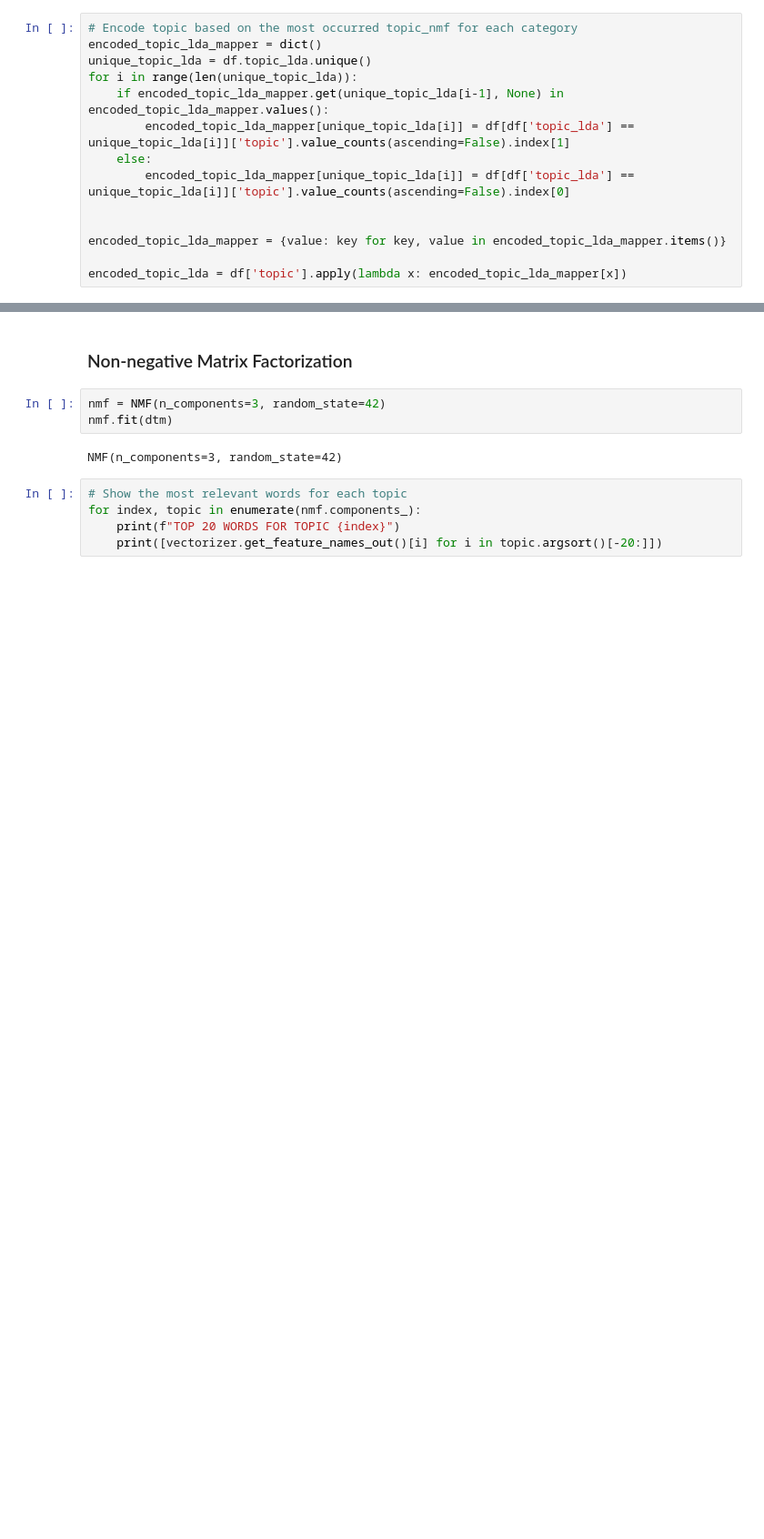
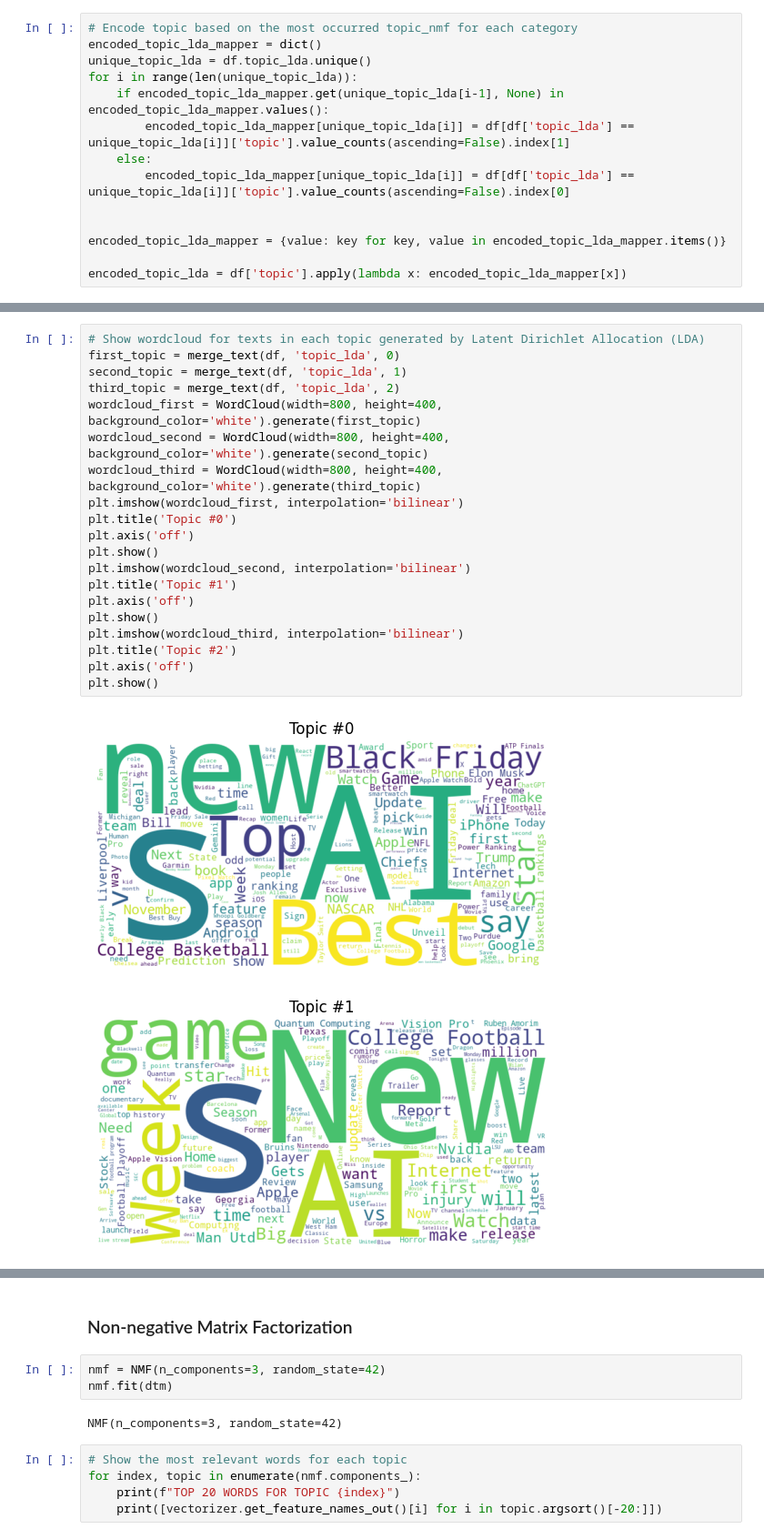
Before and after one commit to JayaWinata/News-Topic-Modeling, a Jupyter notebook: topic_modeling.ipynb, the cells around one changed output, grey strips where cells are left out. Shown at 91% size. Drawn from its saved outputs; the diff is of its cells as text; blank space fills up the shorter version.

```diff
--- a/topic_modeling.ipynb
+++ b/topic_modeling.ipynb
@@ -249,0 +279,23 @@ weighted avg       0.17      0.24      0.18      3485
+# %%
+# Show wordcloud for texts in each topic generated by Latent Dirichlet Allocation (LDA)
+first_topic = merge_text(df, 'topic_lda', 0)
+second_topic = merge_text(df, 'topic_lda', 1)
+third_topic = merge_text(df, 'topic_lda', 2)
+wordcloud_first = WordCloud(width=800, height=400, background_color='white').generate(first_topic)
+wordcloud_second = WordCloud(width=800, height=400, background_color='white').generate(second_topic)
+wordcloud_third = WordCloud(width=800, height=400, background_color='white').generate(third_topic)
+plt.imshow(wordcloud_first, interpolation='bilinear')
+plt.title('Topic #0')
+plt.axis('off')
+plt.show()
+plt.imshow(wordcloud_second, interpolation='bilinear')
+plt.title('Topic #1')
+plt.axis('off')
+plt.show()
+plt.imshow(wordcloud_third, interpolation='bilinear')
+plt.title('Topic #2')
+plt.axis('off')
+plt.show()
+# %% [output]
+[figure, added]
+[figure, added]
```
Also changed, not shown: parts of 7 cells of this notebook.
